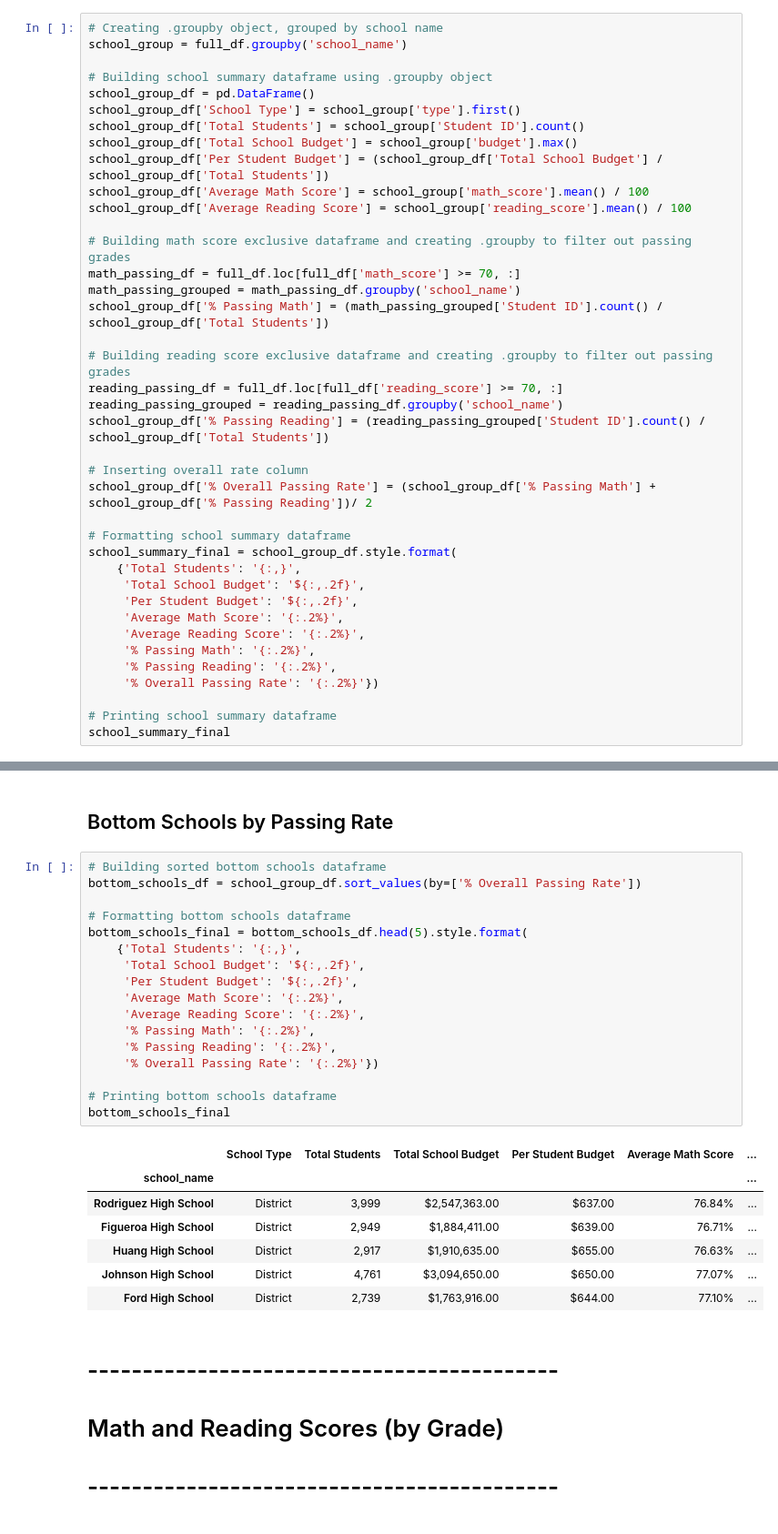
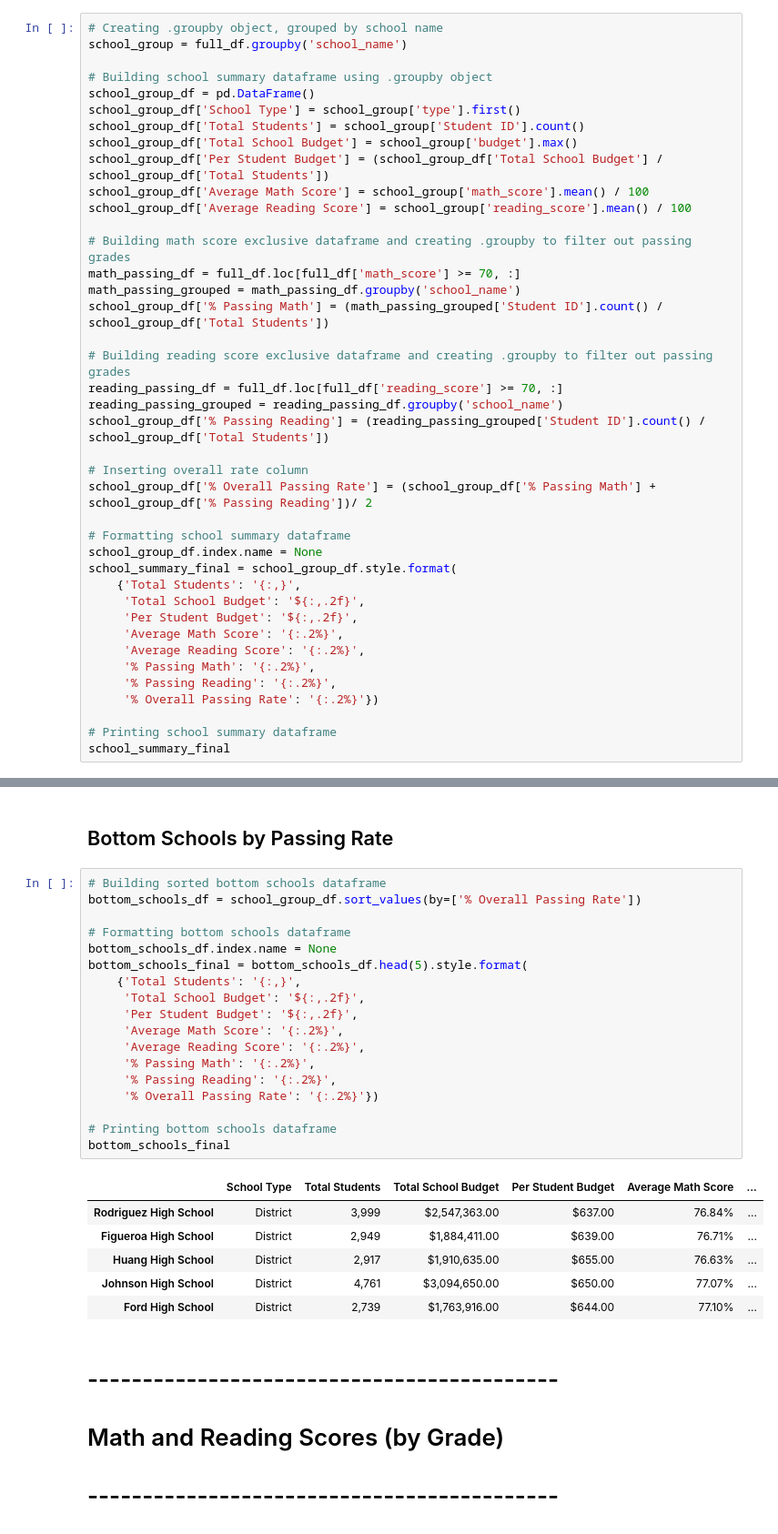
Before and after one commit to troypramsey/pandas-challenge, a Jupyter notebook: PyCitySchools.ipynb, the cells around one changed output, grey strips where cells are left out. Shown: that part at 91% size. Drawn from its saved outputs; the diff is of its cells as text.

```diff
--- a/PyCitySchools.ipynb
+++ b/PyCitySchools.ipynb
@@ -78,6 +78,7 @@ school_group_df['% Passing Reading'] = (reading_passing_grouped['Student ID'].co
 school_group_df['% Overall Passing Rate'] = (school_group_df['% Passing Math'] + school_group_df['% Passing Reading'])/ 2
 
 # Formatting school summary dataframe
+school_group_df.index.name = None
 school_summary_final = school_group_df.style.format(
     {'Total Students': '{:,}',
      'Total School Budget': '${:,.2f}',
@@ -144,23 +144,23 @@ top_schools_final
 # %%
 # Building sorted bottom schools dataframe
 bottom_schools_df = school_group_df.sort_values(by=['% Overall Passing Rate'])
 
 # Formatting bottom schools dataframe
+bottom_schools_df.index.name = None
 bottom_schools_final = bottom_schools_df.head(5).style.format(
     {'Total Students': '{:,}',
      'Total School Budget': '${:,.2f}',
      'Per Student Budget': '${:,.2f}',
      'Average Math Score': '{:.2%}',
      'Average Reading Score': '{:.2%}',
      '% Passing Math': '{:.2%}',
      '% Passing Reading': '{:.2%}',
      '% Overall Passing Rate': '{:.2%}'})
 
 # Printing bottom schools dataframe
 bottom_schools_final
 # %% [output]
 |  | School Type | Total Students | Total School Budget | Per Student Budget | Average Math Score | ... |
-| school_name |  |  |  |  |  | ... |
 | Rodriguez High School | District | 3,999 | $2,547,363.00 | $637.00 | 76.84% | ... |
 | Figueroa High School | District | 2,949 | $1,884,411.00 | $639.00 | 76.71% | ... |
 | Huang High School | District | 2,917 | $1,910,635.00 | $655.00 | 76.63% | ... |
```
Also changed, not shown: parts of 5 cells of this notebook.
